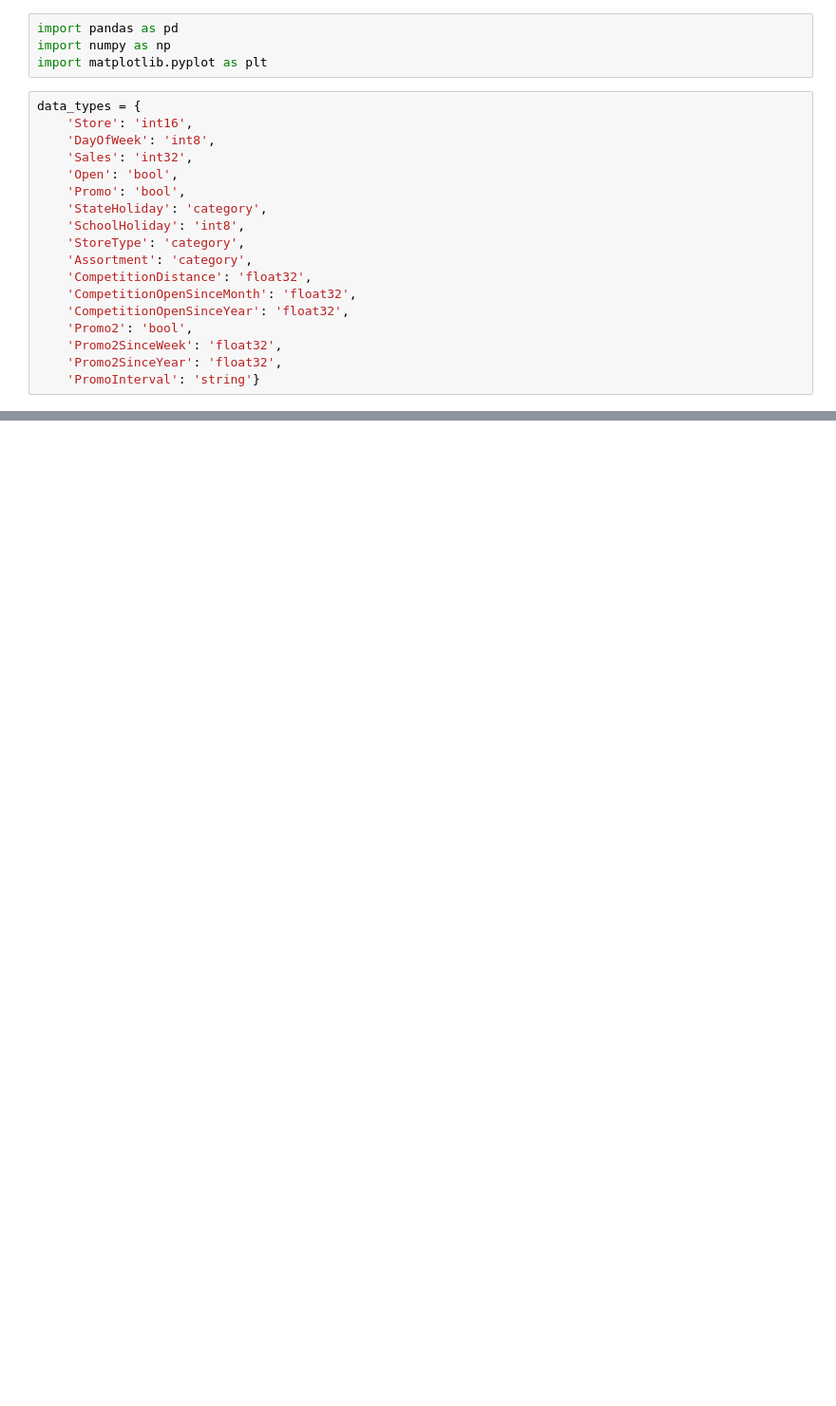
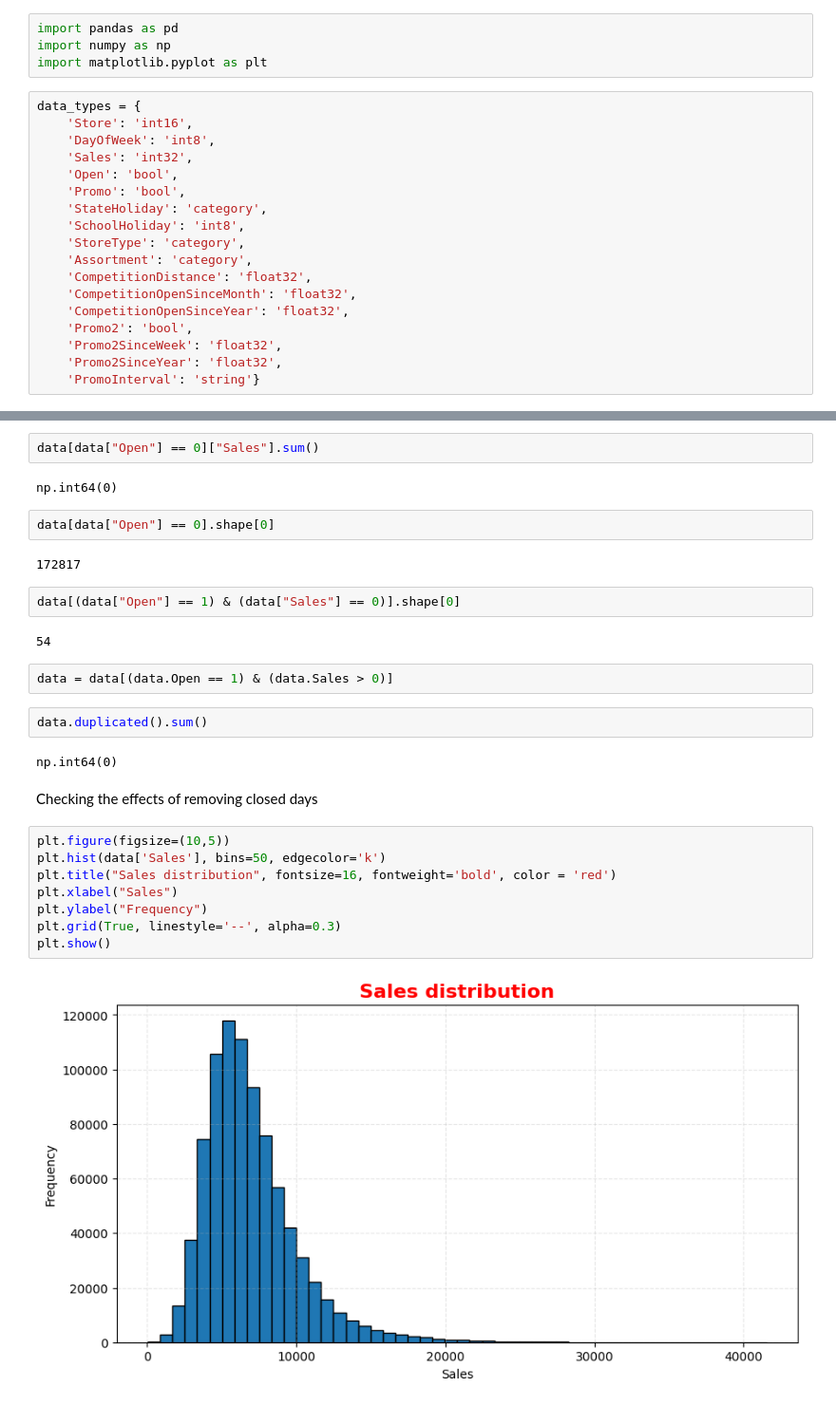
Before and after one commit to AhmedMagdy-GH/sales-forecasting-optimization, a Jupyter notebook: Notebooks/Preprocessing/03_data_cleaning.ipynb, the cells around one changed output, grey strips where cells are left out. Shown at 95% size. Cells and saved outputs as stored; diff of their text form; blank space fills up the shorter version.

```diff
--- a/Notebooks/Preprocessing/03_data_cleaning.ipynb
+++ b/Notebooks/Preprocessing/03_data_cleaning.ipynb
@@ -42,0 +129,30 @@ AttributeError: 'DataFrame' object has no attribute 'Date'
+# %%
+data[data["Open"] == 0]["Sales"].sum()
+# %% [output]
+np.int64(0)
+# %%
+data[data["Open"] == 0].shape[0]
+# %% [output]
+172817
+# %%
+data[(data["Open"] == 1) & (data["Sales"] == 0)].shape[0]
+# %% [output]
+54
+# %%
+data = data[(data.Open == 1) & (data.Sales > 0)]
+# %%
+data.duplicated().sum()
+# %% [output]
+np.int64(0)
+# %% [markdown]
+Checking the effects of removing closed days
+# %%
+plt.figure(figsize=(10,5))
+plt.hist(data['Sales'], bins=50, edgecolor='k')
+plt.title("Sales distribution", fontsize=16, fontweight='bold', color = 'red')
+plt.xlabel("Sales")
+plt.ylabel("Frequency")
+plt.grid(True, linestyle='--', alpha=0.3)
+plt.show()
+# %% [output]
+[figure, added]
```
Also changed, not shown: parts of 25 cells of this notebook.
